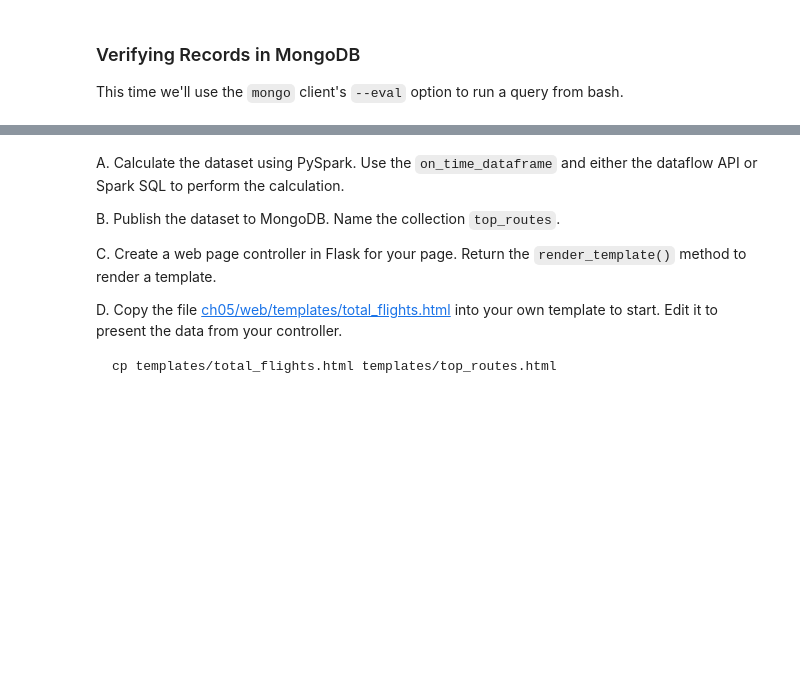
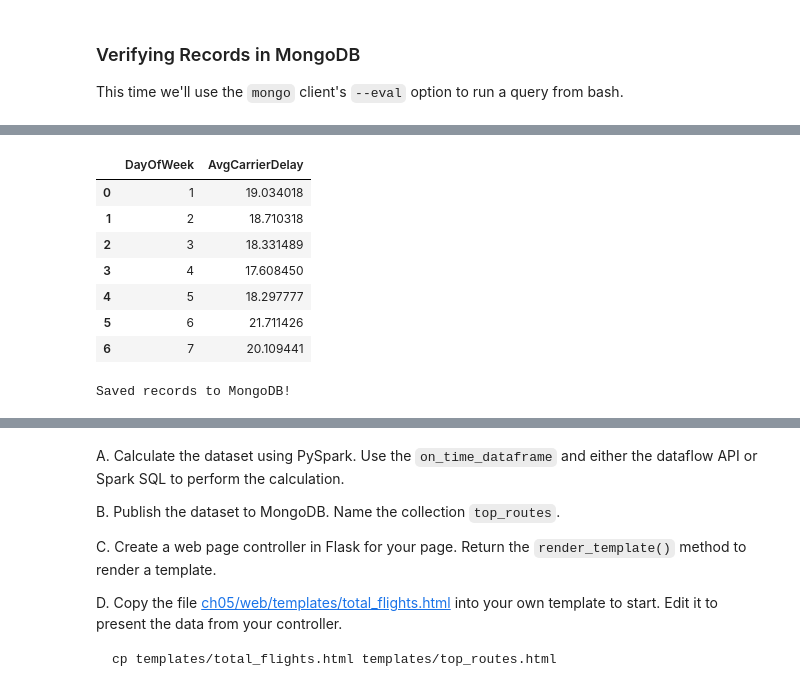
Before and after one commit to xavierlarriva/Agile_Data_Code_2, a Jupyter notebook: ch05/Visualizing_Data_with_Charts_and_Tables.ipynb, the cells around one changed output, grey strips where cells are left out. Saved outputs shown, nothing was run; the diff lists cells and outputs as text; code cells hidden in the pictures; blank space fills up the shorter version.

```diff
--- a/ch05/Visualizing_Data_with_Charts_and_Tables.ipynb
+++ b/ch05/Visualizing_Data_with_Charts_and_Tables.ipynb
@@ -378,0 +380,24 @@ In this exercise we will create another bar chart. Compute the average flight de
+# %%
+flight_delay_weekly = spark.sql("""SELECT INT(DayOfWeek), avg(CarrierDelay) as AvgCarrierDelay
+    FROM on_time_dataframe
+    GROUP BY INT(DayOfWeek)
+    ORDER BY INT(DayOfWeek)
+""")
+
+flight_delay_weekly.limit(10).toPandas().head(10)
+# %% [output]
+|  | DayOfWeek | AvgCarrierDelay |
+| 0 | 1 | 19.034018 |
+| 1 | 2 | 18.710318 |
+| 2 | 3 | 18.331489 |
+| 3 | 4 | 17.608450 |
+| 4 | 5 | 18.297777 |
+| 5 | 6 | 21.711426 |
+| 6 | 7 | 20.109441 |
+# %%
+as_dict = flight_delay_weekly.rdd.map(lambda x: x.asDict())
+as_dict.saveToMongoDB('mongodb://localhost:27017/agile_data_science.flights_delay_weekly')
+
+print("Saved records to MongoDB!")
+# %% [output]
+Saved records to MongoDB!
```
Also changed, not shown: parts of 30 cells of this notebook, 2 other files.
